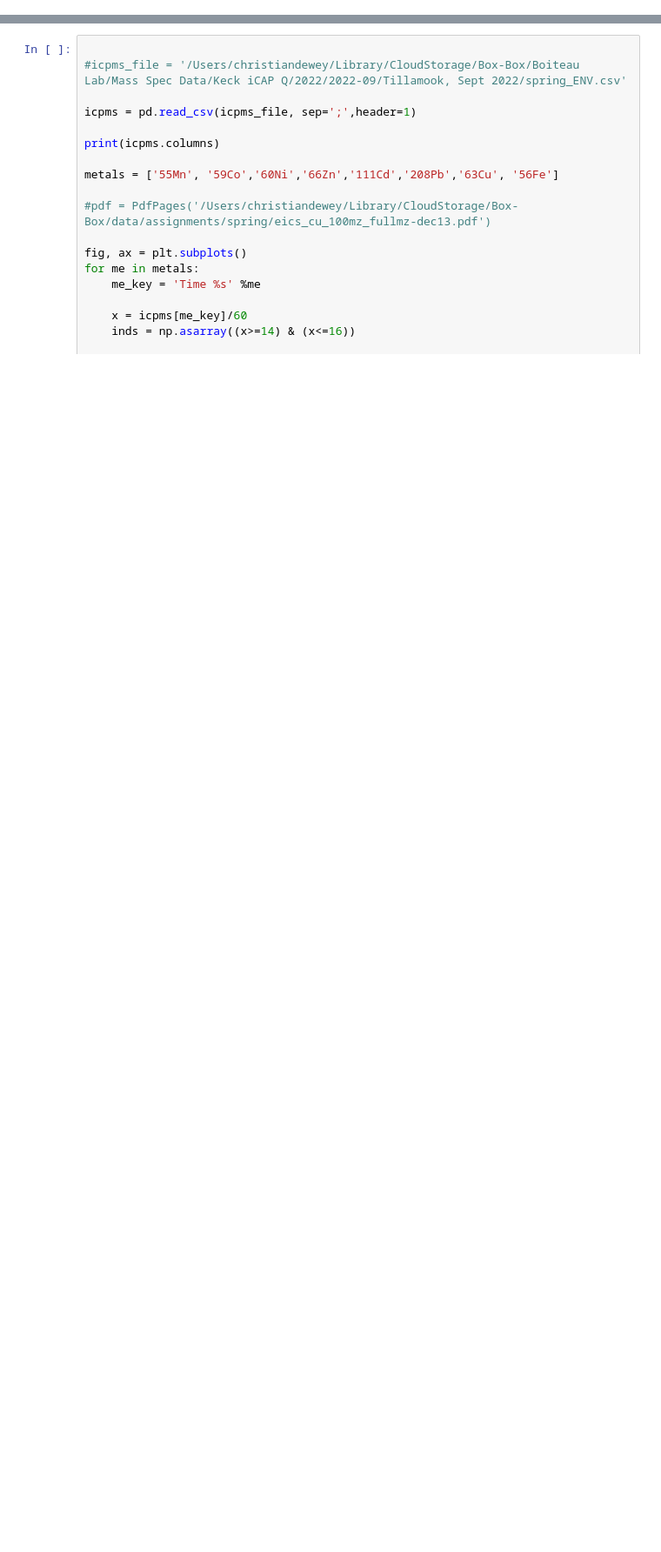
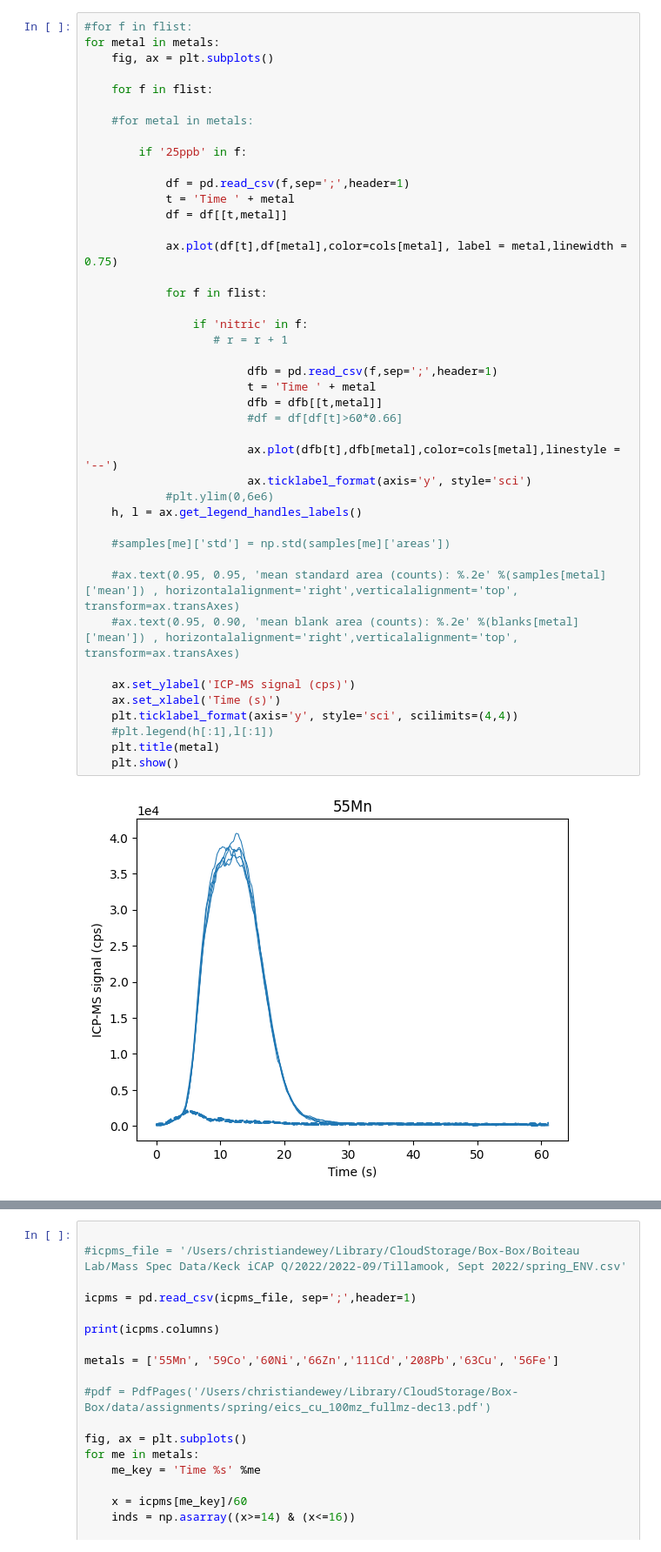
Before and after one commit to rboiteau/CoreMS, a Jupyter notebook: LOD-LCICPMS.ipynb, the cells around one changed output, grey strips where cells are left out. Shown at 87% size. Cells and saved outputs as stored; diff of their text form; blank space fills up the shorter version.

```diff
--- a/LOD-LCICPMS.ipynb
+++ b/LOD-LCICPMS.ipynb
@@ -65,0 +287,45 @@ def getPeakArea(df):
+# %%
+#for f in flist:
+for metal in metals:
+    fig, ax = plt.subplots()
+
+    for f in flist:
+
+    #for metal in metals:
+
+        if '25ppb' in f:
+
+            df = pd.read_csv(f,sep=';',header=1)
+            t = 'Time ' + metal
+            df = df[[t,metal]]
+
+            ax.plot(df[t],df[metal],color=cols[metal], label = metal,linewidth = 0.75)
+
+            for f in flist:
+
+                if 'nitric' in f:
+                   # r = r + 1
+
+                        dfb = pd.read_csv(f,sep=';',header=1)
+                        t = 'Time ' + metal
+                        dfb = dfb[[t,metal]]
+                        #df = df[df[t]>60*0.66]
+
+                        ax.plot(dfb[t],dfb[metal],color=cols[metal],linestyle = '--')
+                        ax.ticklabel_format(axis='y', style='sci')
+            #plt.ylim(0,6e6)
+    h, l = ax.get_legend_handles_labels()
+
+    #samples[me]['std'] = np.std(samples[me]['areas'])
+
+    #ax.text(0.95, 0.95, 'mean standard area (counts): %.2e' %(samples[metal]['mean']) , horizontalalignment='right',verticalalignment='top', transform=ax.transAxes)
+    #ax.text(0.95, 0.90, 'mean blank area (counts): %.2e' %(blanks[metal]['mean']) , horizontalalignment='right',verticalalignment='top', transform=ax.transAxes)
+
+    ax.set_ylabel('ICP-MS signal (cps)')
+    ax.set_xlabel('Time (s)')
+    plt.ticklabel_format(axis='y', style='sci', scilimits=(4,4))
+    #plt.legend(h[:1],l[:1])
+    plt.title(metal)
+    plt.show()
+# %% [output]
+[figure, added]
```
Also changed, not shown: parts of 14 cells of this notebook, 2 other files.
